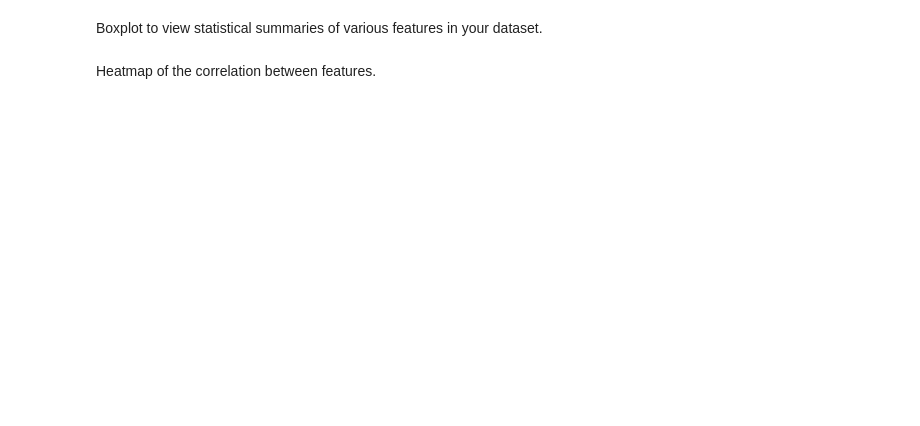
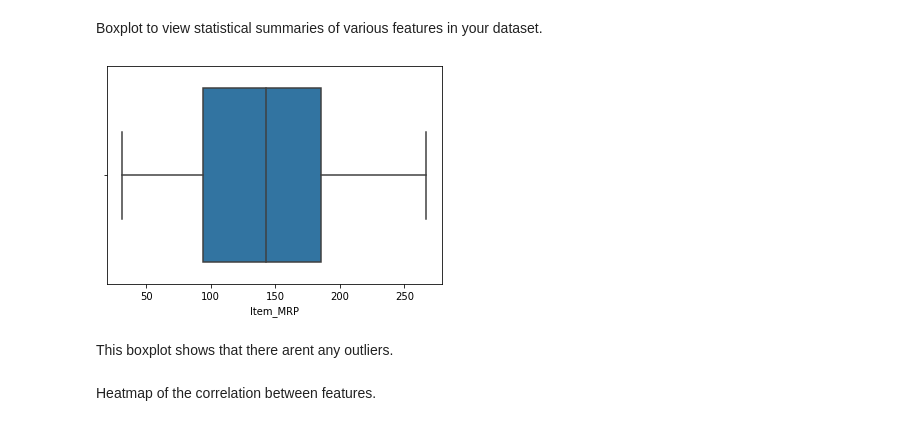
Before and after one commit to nour614/food-sales-prediction, a Jupyter notebook: Nour_Tafa_Project_Sales_predictions.ipynb, the cells around one changed output. Drawn from its saved outputs; the diff is of its cells as text; code cells hidden in the pictures; blank space fills up the shorter version.

```diff
--- a/Nour_Tafa_Project_Sales_predictions.ipynb
+++ b/Nour_Tafa_Project_Sales_predictions.ipynb
@@ -273,4 +321,10 @@ Histogram to view the distributions of various features in your dataset.
 # %% [markdown]
 Boxplot to view statistical summaries of various features in your dataset.
+# %%
+ax = sns.boxplot(x = 'Item_MRP', data = df_salesp)
+# %% [output]
+[figure, added]
+# %% [markdown]
+This boxplot shows that there arent any outliers.
 # %% [markdown]
 Heatmap of the correlation between features.
```
Also changed, not shown: parts of 10 cells of this notebook.
